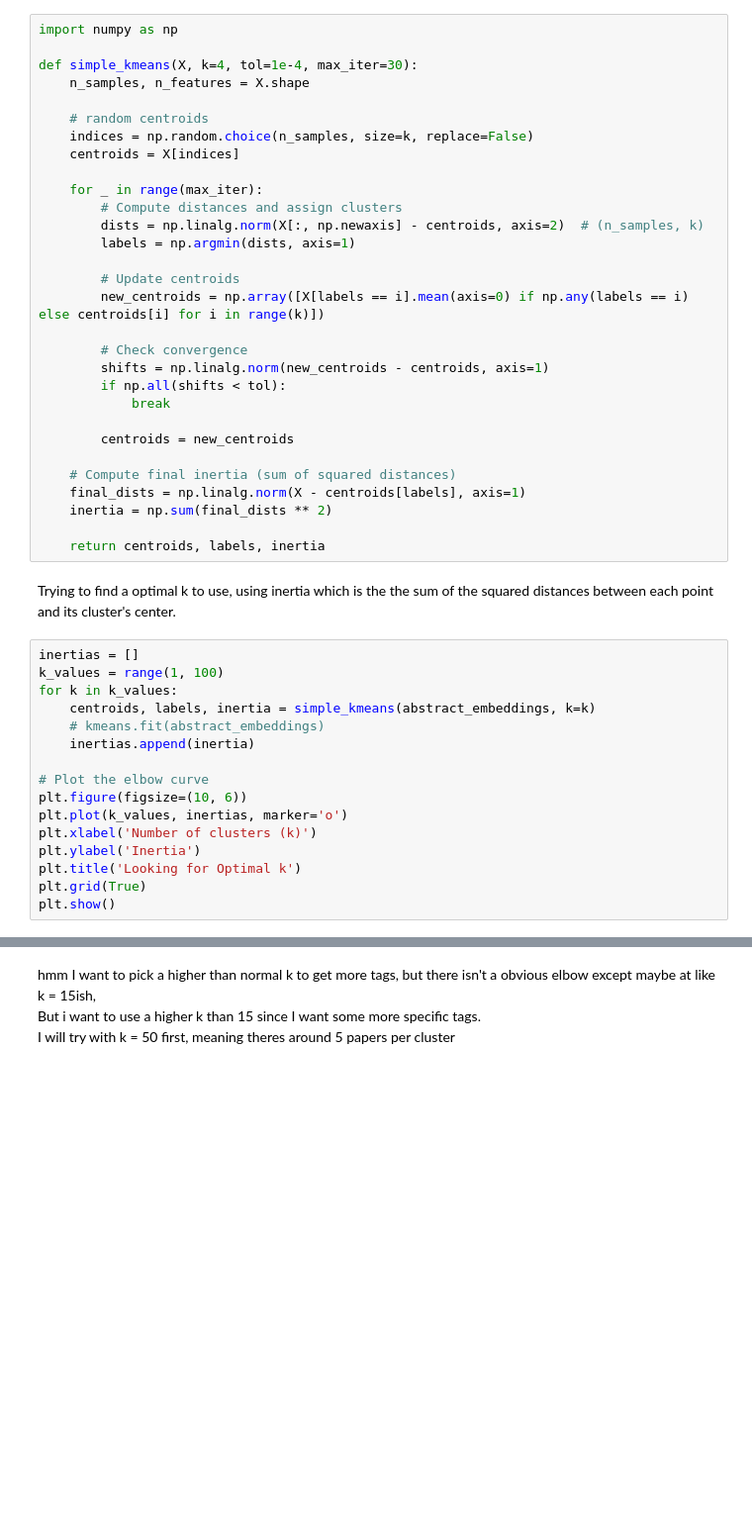
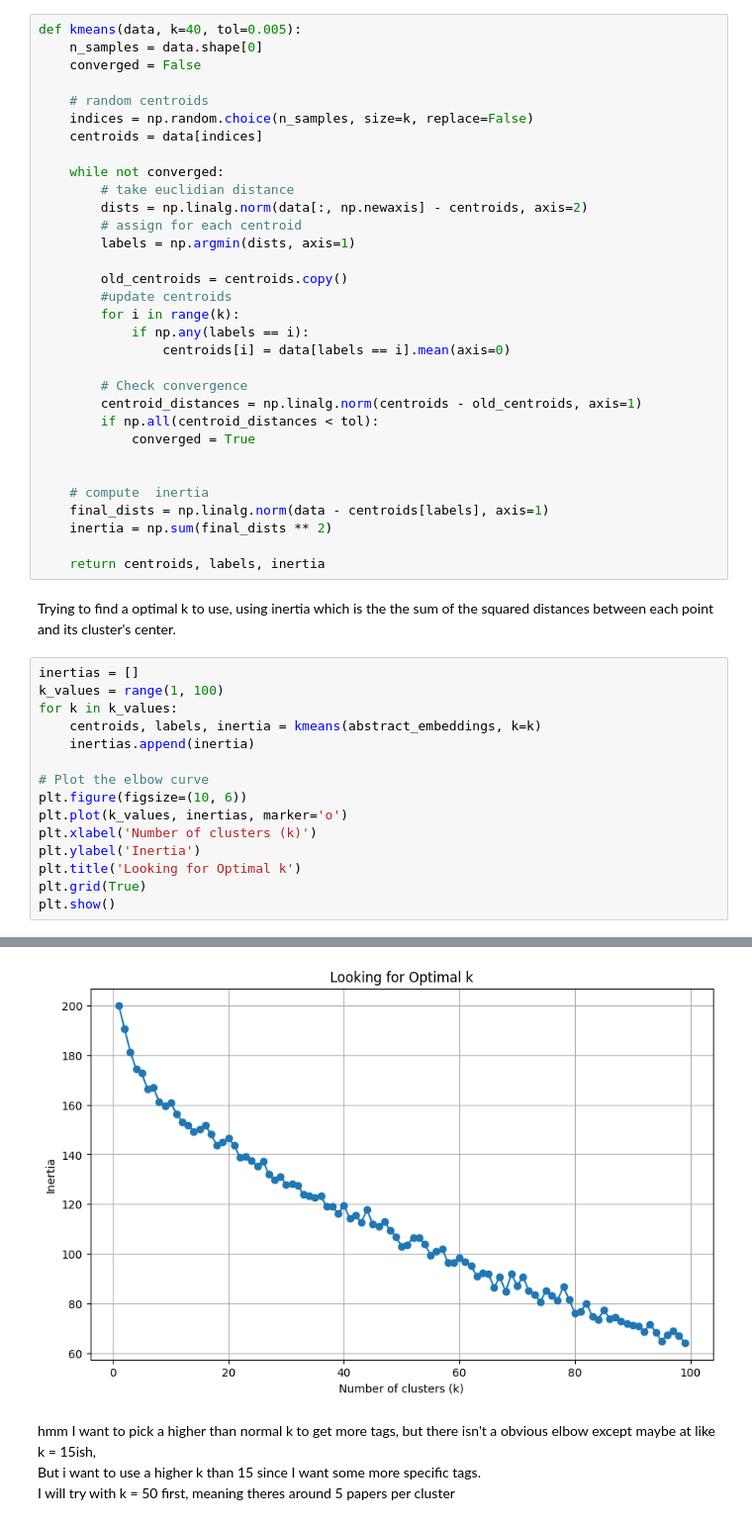
Before and after one commit to Tyler-Cako/robots.search, a Jupyter notebook: notebook/abstract_tagging.ipynb, the cells around one changed output, grey strips where cells are left out. Shown at 99% size. Drawn from its saved outputs; the diff is of its cells as text; blank space fills up the shorter version.

Commit message:
manual kMeans changed tags in dataset

```diff
--- a/notebook/abstract_tagging.ipynb
+++ b/notebook/abstract_tagging.ipynb
@@ -43,32 +43,34 @@ print(abstract_embeddings.shape)
 # %% [markdown]
 Manual implementation of kemans using hw 3 as a start
 # %%
-import numpy as np
-
-def simple_kmeans(X, k=4, tol=1e-4, max_iter=30):
-    n_samples, n_features = X.shape
+def kmeans(data, k=40, tol=0.005):
+    n_samples = data.shape[0]
+    converged = False
 
     # random centroids
     indices = np.random.choice(n_samples, size=k, replace=False)
-    centroids = X[indices]
+    centroids = data[indices]
 
-    for _ in range(max_iter):
-        # Compute distances and assign clusters
-        dists = np.linalg.norm(X[:, np.newaxis] - centroids, axis=2)  # (n_samples, k)
+    while not converged:
+        # take euclidian distance
+        dists = np.linalg.norm(data[:, np.newaxis] - centroids, axis=2)
+        # assign for each centroid
         labels = np.argmin(dists, axis=1)
 
-        # Update centroids
-        new_centroids = np.array([X[labels == i].mean(axis=0) if np.any(labels == i) else centroids[i] for i in range(k)])
+        old_centroids = centroids.copy()
+        #update centroids
+        for i in range(k):
+            if np.any(labels == i):
+                centroids[i] = data[labels == i].mean(axis=0)
 
         # Check convergence
-        shifts = np.linalg.norm(new_centroids - centroids, axis=1)
-        if np.all(shifts < tol):
-            break
+        centroid_distances = np.linalg.norm(centroids - old_centroids, axis=1)
+        if np.all(centroid_distances < tol):
+            converged = True
 
-        centroids = new_centroids
 
-    # Compute final inertia (sum of squared distances)
-    final_dists = np.linalg.norm(X - centroids[labels], axis=1)
+    # compute  inertia
+    final_dists = np.linalg.norm(data - centroids[labels], axis=1)
     inertia = np.sum(final_dists ** 2)
 
     return centroids, labels, inertia
@@ -78,8 +80,7 @@ Trying to find a optimal k to use, using inertia which is the the sum of the squ
 inertias = []
 k_values = range(1, 100)
 for k in k_values:
-    centroids, labels, inertia = simple_kmeans(abstract_embeddings, k=k)
-    # kmeans.fit(abstract_embeddings)
+    centroids, labels, inertia = kmeans(abstract_embeddings, k=k)
     inertias.append(inertia)
 
 # Plot the elbow curve
@@ -95,3 +95,4 @@ AttributeError: 'tuple' object has no attribute 'inertia_'
+[figure, added]
 # %% [markdown]
 hmm I want to pick a higher than normal k to get more tags, but there isn't a obvious elbow except maybe at like k = 15ish,
 But i want to use a higher k than 15 since I want some more specific tags.
```
Also changed, not shown: parts of 13 cells of this notebook, 1 other file.
